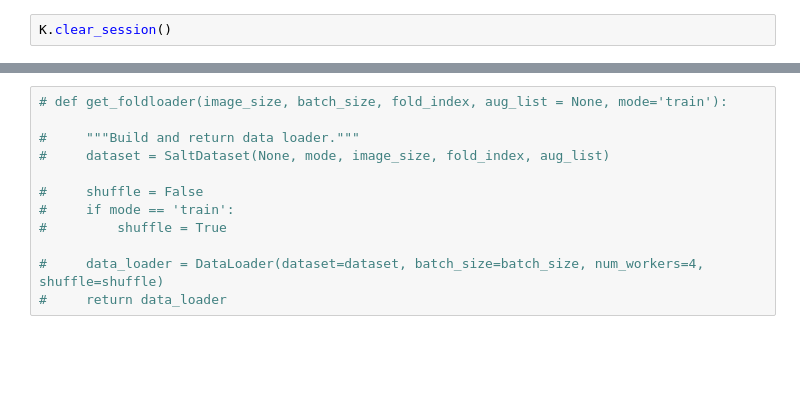
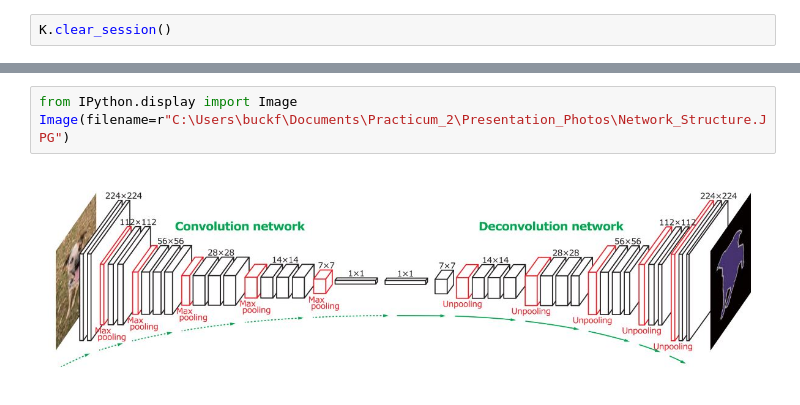
Before and after one commit to clach1225/Salt_Deposit_Identification, a Jupyter notebook: Image_Classification.ipynb, the cells around one changed output, grey strips where cells are left out. Saved outputs shown, nothing was run; the diff lists cells and outputs as text; blank space fills up the shorter version.

```diff
--- a/Image_Classification.ipynb
+++ b/Image_Classification.ipynb
@@ -333,12 +228,5 @@ Epoch 20/20
-# %%
-# def get_foldloader(image_size, batch_size, fold_index, aug_list = None, mode='train'):
-
-#     """Build and return data loader."""
-#     dataset = SaltDataset(None, mode, image_size, fold_index, aug_list)
-
-#     shuffle = False
-#     if mode == 'train':
-#         shuffle = True
-
-#     data_loader = DataLoader(dataset=dataset, batch_size=batch_size, num_workers=4, shuffle=shuffle)
-#     return data_loader
+# %%
+from IPython.display import Image
+Image(filename=r"C:\Users\buckf\Documents\Practicum_2\Presentation_Photos\Network_Structure.JPG")
+# %% [output]
+[figure, added]
```
Also changed, not shown: parts of 14 cells of this notebook.
